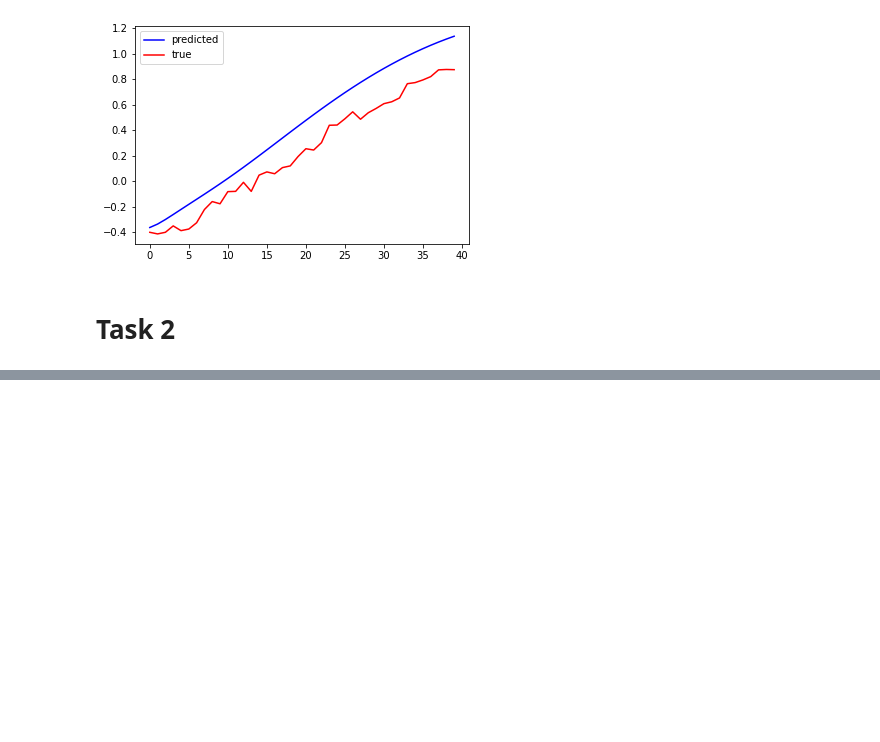
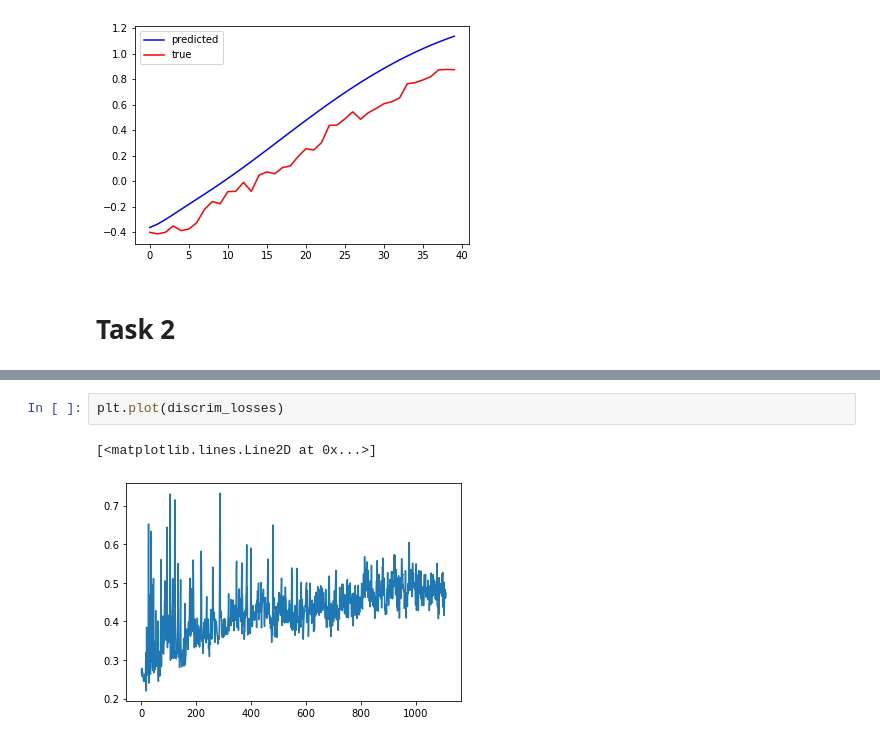
Before and after one commit to tosi-mosi/data-analysis, a Jupyter notebook: lab5.ipynb, the cells around one changed output, grey strips where cells are left out. Cells and saved outputs as stored; diff of their text form; blank space fills up the shorter version.

```diff
--- a/lab5.ipynb
+++ b/lab5.ipynb
@@ -175,0 +358,5 @@ plt.legend()
+# %%
+plt.plot(discrim_losses)
+# %% [output]
+[<matplotlib.lines.Line2D at 0x...>]
+[figure, added]
```
Also changed, not shown: parts of 12 cells of this notebook.
